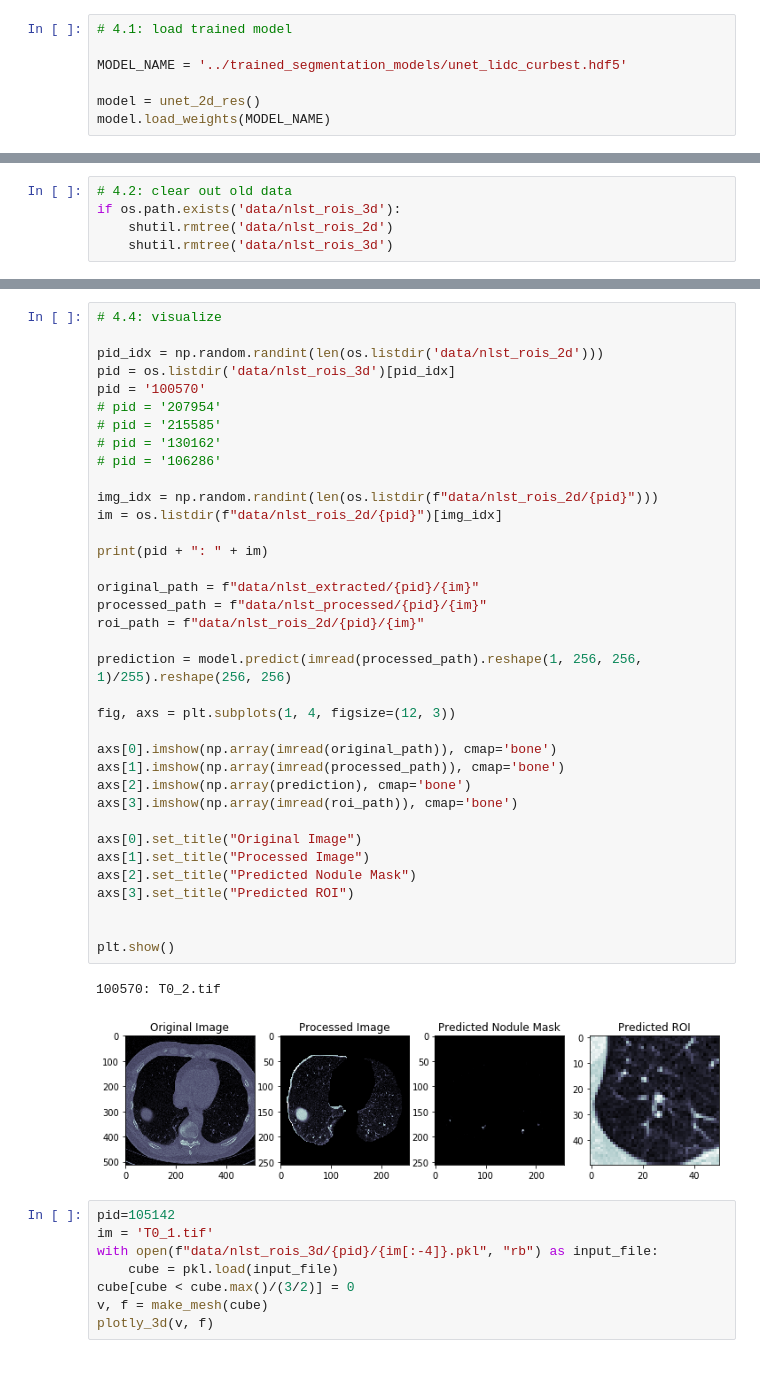
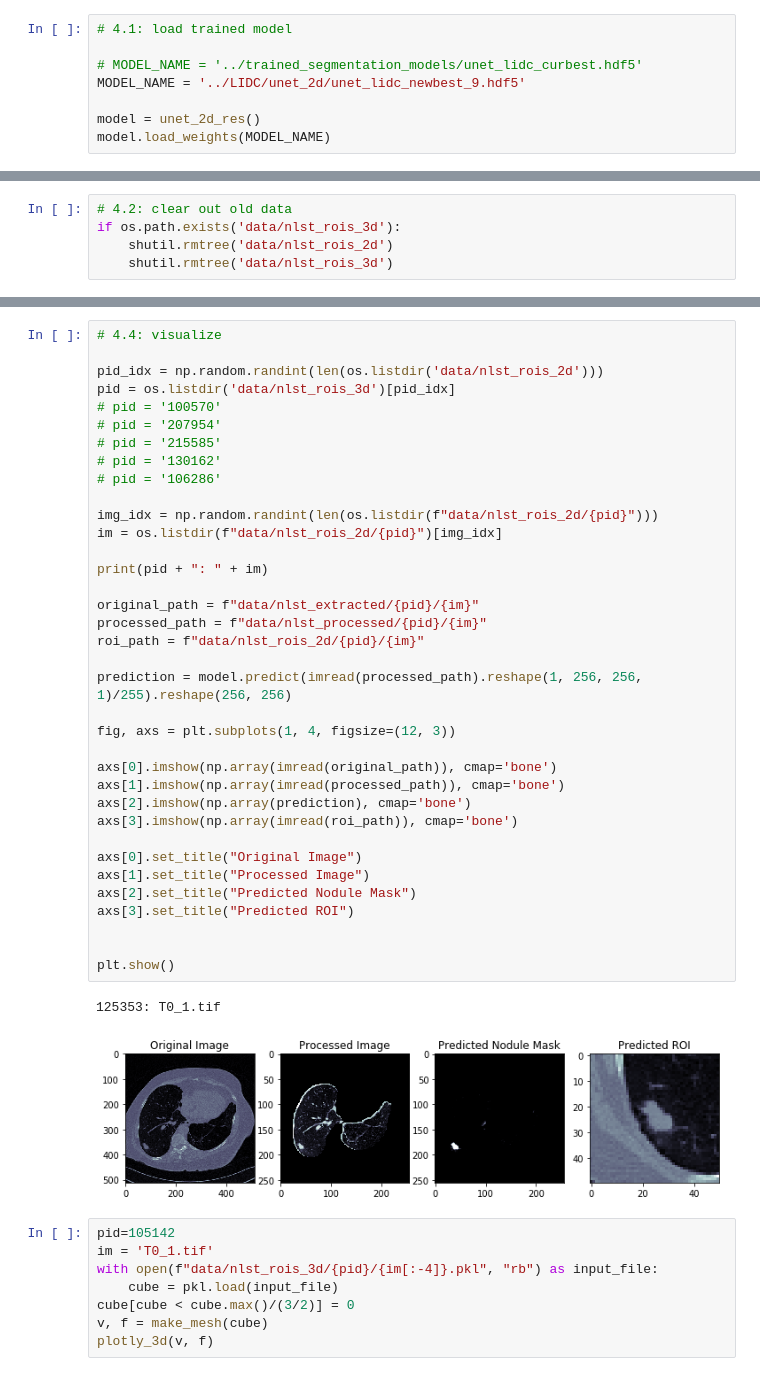
Before and after one commit to maggiebasta/lung-cancer-thesis, a Jupyter notebook: NLST/nlst_image_processing.ipynb, the cells around one changed output, grey strips where cells are left out. Cells and saved outputs as stored; diff of their text form.

```diff
--- a/NLST/nlst_image_processing.ipynb
+++ b/NLST/nlst_image_processing.ipynb
@@ -111,7 +111,8 @@ plt.show()
 # %%
 # 4.1: load trained model
 
-MODEL_NAME = '../trained_segmentation_models/unet_lidc_curbest.hdf5'
+# MODEL_NAME = '../trained_segmentation_models/unet_lidc_curbest.hdf5'
+MODEL_NAME = '../LIDC/unet_2d/unet_lidc_newbest_9.hdf5'
 
 model = unet_2d_res()
 model.load_weights(MODEL_NAME)
@@ -150,40 +147,40 @@ Complete.
 
 pid_idx = np.random.randint(len(os.listdir('data/nlst_rois_2d')))
 pid = os.listdir('data/nlst_rois_3d')[pid_idx]
-pid = '100570'
+# pid = '100570'
 # pid = '207954'
 # pid = '215585'
 # pid = '130162'
 # pid = '106286'
 
 img_idx = np.random.randint(len(os.listdir(f"data/nlst_rois_2d/{pid}")))
 im = os.listdir(f"data/nlst_rois_2d/{pid}")[img_idx]
 
 print(pid + ": " + im)
 
 original_path = f"data/nlst_extracted/{pid}/{im}"
 processed_path = f"data/nlst_processed/{pid}/{im}"
 roi_path = f"data/nlst_rois_2d/{pid}/{im}"
 
 prediction = model.predict(imread(processed_path).reshape(1, 256, 256, 1)/255).reshape(256, 256)
 
 fig, axs = plt.subplots(1, 4, figsize=(12, 3))
 
 axs[0].imshow(np.array(imread(original_path)), cmap='bone')
 axs[1].imshow(np.array(imread(processed_path)), cmap='bone')
 axs[2].imshow(np.array(prediction), cmap='bone')
 axs[3].imshow(np.array(imread(roi_path)), cmap='bone')
 
 axs[0].set_title("Original Image")
 axs[1].set_title("Processed Image")
 axs[2].set_title("Predicted Nodule Mask")
 axs[3].set_title("Predicted ROI")
 
 
 plt.show()
 # %% [output]
-100570: T0_2.tif
+125353: T0_1.tif
-[figure, old version]
+[figure, new version]
 # %%
 pid=105142
 im = 'T0_1.tif'
```
Also changed, not shown: parts of 5 cells of this notebook, 1 other file.
